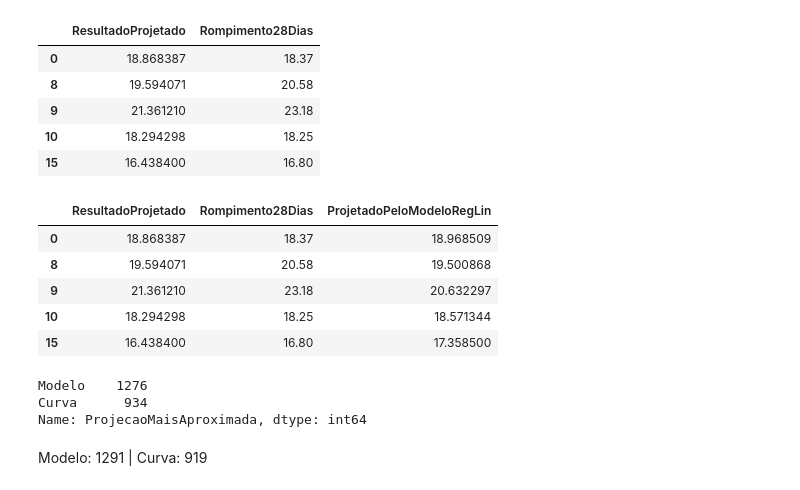
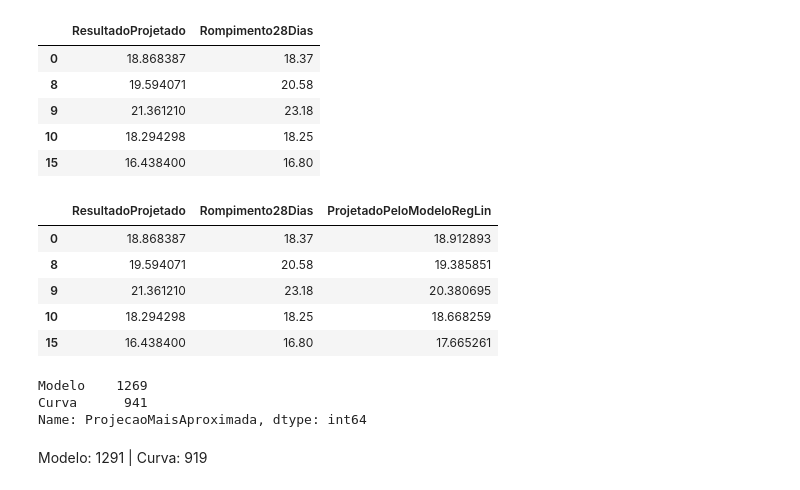
Before and after one commit to marinascoimbra/nova_projecao, a Jupyter notebook: Análise Exploratória e Regressão - 3051 - Versao 2.ipynb, the cells around one changed output. Cells and saved outputs as stored; diff of their text form; code cells hidden in the pictures.

```diff
--- a/Análise Exploratória e Regressão - 3051 - Versao 2.ipynb
+++ b/Análise Exploratória e Regressão - 3051 - Versao 2.ipynb
@@ -96,17 +96,13 @@ A value is trying to be set on a copy of a slice from a DataFrame
 See the caveats in the documentation: https://pandas.pydata.org/pandas-docs/stable/user_guide/indexing.html#returning-a-view-versus-a-copy
 # %%
 scaler = MinMaxScaler()
-dados_3051["RelacaoAguaCimento Emitida"] = scaler.fit_transform(dados_3051["RelacaoAguaCimento Emitida"].values.reshape(-1, 1))
+dados_3051["RelacaoAguaCimento Emitida"] = scaler.fit_transform(np.exp(dados_3051["RelacaoAguaCimento Emitida"]).values.reshape(-1, 1))
 dados_3051["QuantidadeAgua"] = scaler.fit_transform(dados_3051["QuantidadeAgua"].values.reshape(-1, 1))
 dados_3051["ConsumoTotal"] = scaler.fit_transform(dados_3051["ConsumoTotal"].values.reshape(-1, 1))
 dados_3051["FCK"] = scaler.fit_transform(dados_3051["FCK"].values.reshape(-1, 1))
-dados_3051["RelacaoAguaCimento Receita"] = scaler.fit_transform(dados_3051["RelacaoAguaCimento Receita"].values.reshape(-1, 1))
 
-dados_3051["Rompimento7DiasLog"] = np.log(dados_3051["Rompimento7Dias"])
-dados_3051["Rompimento7DiasLog"] = scaler.fit_transform(dados_3051["Rompimento7DiasLog"].values.reshape(-1, 1))
-
-dados_3051["Rompimento28DiasLog"] = np.log(dados_3051["Rompimento28Dias"])
-dados_3051["Rompimento28DiasLog"] = scaler.fit_transform(dados_3051["Rompimento28DiasLog"].values.reshape(-1, 1))
+dados_3051["Rompimento7Dias"] = scaler.fit_transform(dados_3051["Rompimento7Dias"].values.reshape(-1, 1))
+dados_3051["Rompimento28Dias"] = scaler.fit_transform(dados_3051["Rompimento28Dias"].values.reshape(-1, 1))
 
 dados_3051.head()
 # %% [output]
@@ -136,6 +132,6 @@ See the caveats in the documentation: https://pandas.pydata.org/pandas-docs/stab
 # %%
-X = dados_3051.drop(["CodigoReceita", "CodigoAglomerante", "Idade", "Rompimento7Dias", "Rompimento28Dias", "Rompimento28DiasLog", "ResultadoEsperado", "ResultadoProjetado", "DiferencaRealProjetado"], axis=1)
-Y = dados_3051["Rompimento28DiasLog"]
+X = dados_3051.drop(["CodigoReceita", "CodigoAglomerante", "RelacaoAguaCimento Receita", "Idade", "Rompimento28Dias", "QuantidadeAgua", "ConsumoTotal", "ResultadoEsperado", "ResultadoProjetado", "DiferencaRealProjetado"], axis=1)
+Y = dados_3051["Rompimento28Dias"]
 
 x_train, x_test, y_train, y_test = train_test_split(X, Y, test_size=0.3, random_state = 3)
 # %%
@@ -200,7 +194,7 @@ dados_teste.head()
 comparativos = pd.DataFrame()
 
 comparativos["ResultadoProjetado"] = dados_teste["ResultadoProjetado"]
-comparativos["Rompimento28Dias"] = dados_teste["Rompimento28Dias"]
+comparativos["Rompimento28Dias"] = scaler.inverse_transform(dados_teste["Rompimento28Dias"].values.reshape(-1, 1))
 
 comparativos.head()
 # %% [output]
@@ -211,19 +205,18 @@ comparativos.head()
 | 10 | 18.294298 | 18.25 |
 | 15 | 16.438400 | 16.80 |
 # %%
-comparativos["ProjetadoPeloModeloRegLin"] = result.predict(dados_teste.drop(["CodigoReceita", "CodigoAglomerante", "Idade", "Rompimento7Dias", "Rompimento28Dias", "Rompimento28DiasLog", "ResultadoEsperado", "ResultadoProjetado", "DiferencaRealProjetado"], axis=1))
+comparativos["ProjetadoPeloModeloRegLin"] = result.predict(dados_teste.drop(["CodigoReceita", "CodigoAglomerante", "RelacaoAguaCimento Receita", "Idade", "Rompimento28Dias", "QuantidadeAgua", "ConsumoTotal", "ResultadoEsperado", "ResultadoProjetado", "DiferencaRealProjetado"], axis=1))
 # %%
 comparativos["ProjetadoPeloModeloRegLin"] = scaler.inverse_transform(comparativos["ProjetadoPeloModeloRegLin"].values.reshape(-1, 1))
-comparativos["ProjetadoPeloModeloRegLin"] = np.exp(comparativos["ProjetadoPeloModeloRegLin"])
 
 comparativos.head()
 # %% [output]
 |  | ResultadoProjetado | Rompimento28Dias | ProjetadoPeloModeloRegLin |
-| 0 | 18.868387 | 18.37 | 18.968509 |
-| 8 | 19.594071 | 20.58 | 19.500868 |
-| 9 | 21.361210 | 23.18 | 20.632297 |
-| 10 | 18.294298 | 18.25 | 18.571344 |
-| 15 | 16.438400 | 16.80 | 17.358500 |
+| 0 | 18.868387 | 18.37 | 18.912893 |
+| 8 | 19.594071 | 20.58 | 19.385851 |
+| 9 | 21.361210 | 23.18 | 20.380695 |
+| 10 | 18.294298 | 18.25 | 18.668259 |
+| 15 | 16.438400 | 16.80 | 17.665261 |
 # %%
 def EncontraProjecaoMaisProxima(row):
     erro_projetado_curva = np.abs(row["Rompimento28Dias"] - row["ResultadoProjetado"])
@@ -238,8 +231,8 @@ comparativos["ProjecaoMaisAproximada"] = comparativos.apply(EncontraProjecaoMais
 # %%
 comparativos["ProjecaoMaisAproximada"].value_counts()
 # %% [output]
-Modelo    1276
-Curva      934
+Modelo    1269
+Curva      941
 Name: ProjecaoMaisAproximada, dtype: int64
 # %% [markdown]
 Modelo: 1291 |
```
Also changed, not shown: parts of 5 cells of this notebook.
